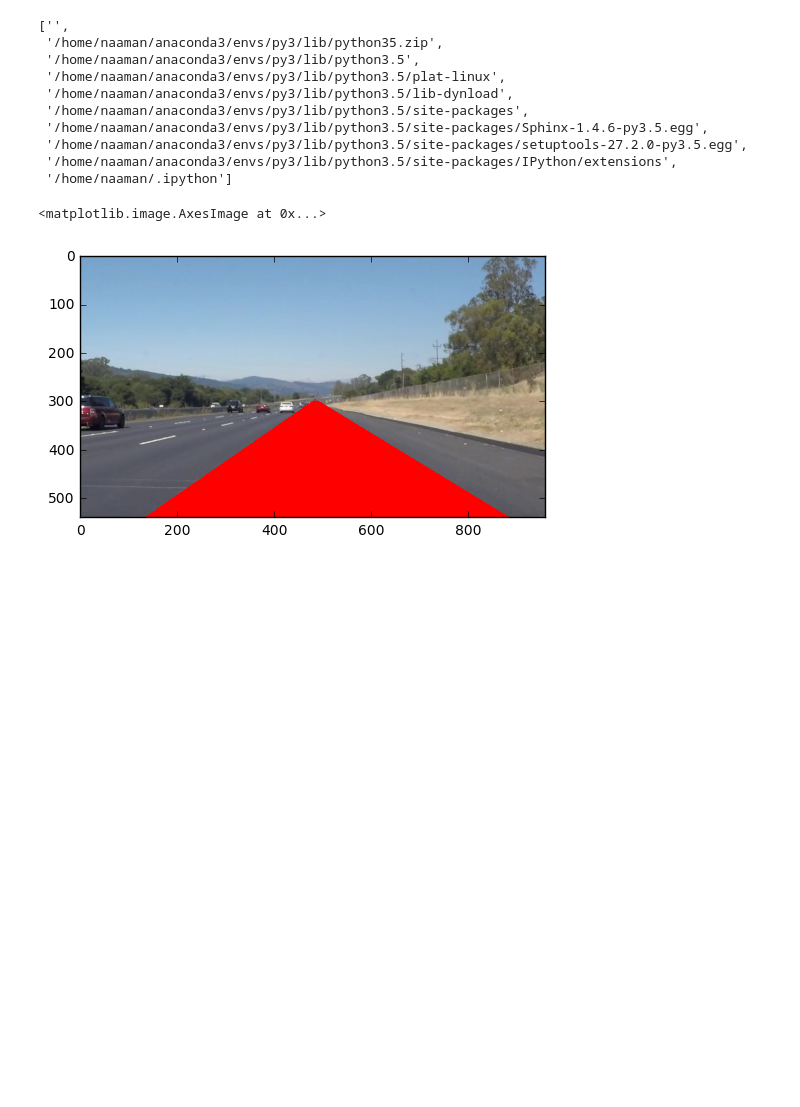
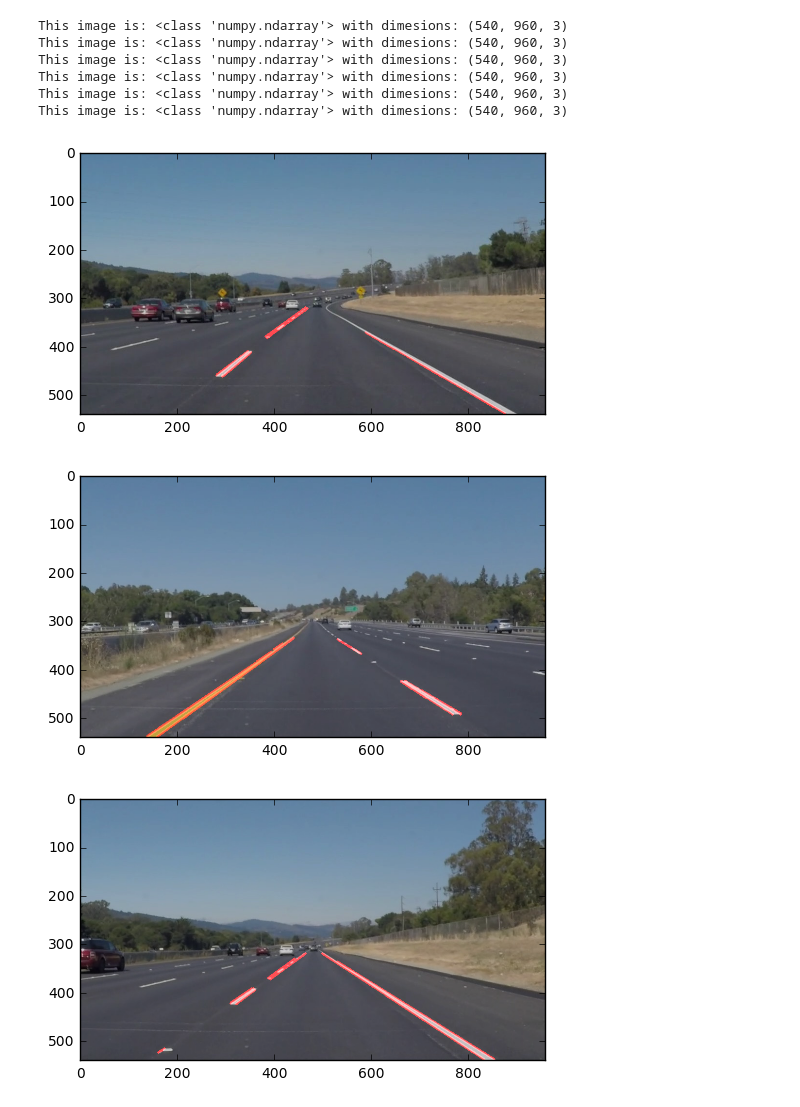
Before and after one commit to Angels200/CarND-LaneLinesP1, a Jupyter notebook: findLaneLines.ipynb, the cells around one changed output. Saved outputs shown, nothing was run; the diff lists cells and outputs as text; code cells hidden in the pictures; blank space fills up the shorter version.

```diff
--- a/findLaneLines.ipynb
+++ b/findLaneLines.ipynb
@@ -393,26 +258,13 @@ This image is: <class 'numpy.ndarray'> with dimesions: (720, 1280, 3)
-# %%
-import sys
-sys.path
-# %% [output]
-['',
- '/home/naaman/anaconda3/envs/py3/lib/python35.zip',
- '/home/naaman/anaconda3/envs/py3/lib/python3.5',
- '/home/naaman/anaconda3/envs/py3/lib/python3.5/plat-linux',
- '/home/naaman/anaconda3/envs/py3/lib/python3.5/lib-dynload',
- '/home/naaman/anaconda3/envs/py3/lib/python3.5/site-packages',
- '/home/naaman/anaconda3/envs/py3/lib/python3.5/site-packages/Sphinx-1.4.6-py3.5.egg',
- '/home/naaman/anaconda3/envs/py3/lib/python3.5/site-packages/setuptools-27.2.0-py3.5.egg',
- '/home/naaman/anaconda3/envs/py3/lib/python3.5/site-packages/IPython/extensions',
- '/home/naaman/.ipython']
-# %%
-import numpy as np
-import cv2
-import matplotlib.pyplot as plt
-
-square = np.array([[[480,300],[490,300],[900,550],[120,550]]],dtype=np.int32)
-image = mpimg.imread('test_images/solidWhiteRight.jpg')
-cv2.fillPoly(image,square,255)
-plt.imshow(image)
-# %% [output]
-<matplotlib.image.AxesImage at 0x...>
-[figure, removed]
+# %%
+#'''Process the test images'''
+processBatchImage("test_images/")
+# %% [output]
+This image is: <class 'numpy.ndarray'> with dimesions: (540, 960, 3)
+This image is: <class 'numpy.ndarray'> with dimesions: (540, 960, 3)
+This image is: <class 'numpy.ndarray'> with dimesions: (540, 960, 3)
+This image is: <class 'numpy.ndarray'> with dimesions: (540, 960, 3)
+This image is: <class 'numpy.ndarray'> with dimesions: (540, 960, 3)
+This image is: <class 'numpy.ndarray'> with dimesions: (540, 960, 3)
+[figure, added]
+[figure, added]
+[figure, added]
```
Also changed, not shown: parts of 6 cells of this notebook.
